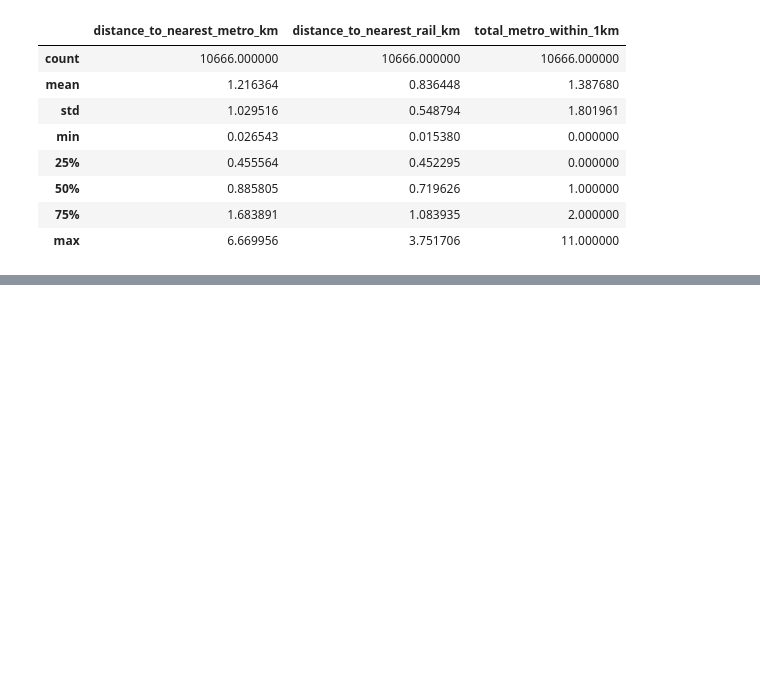
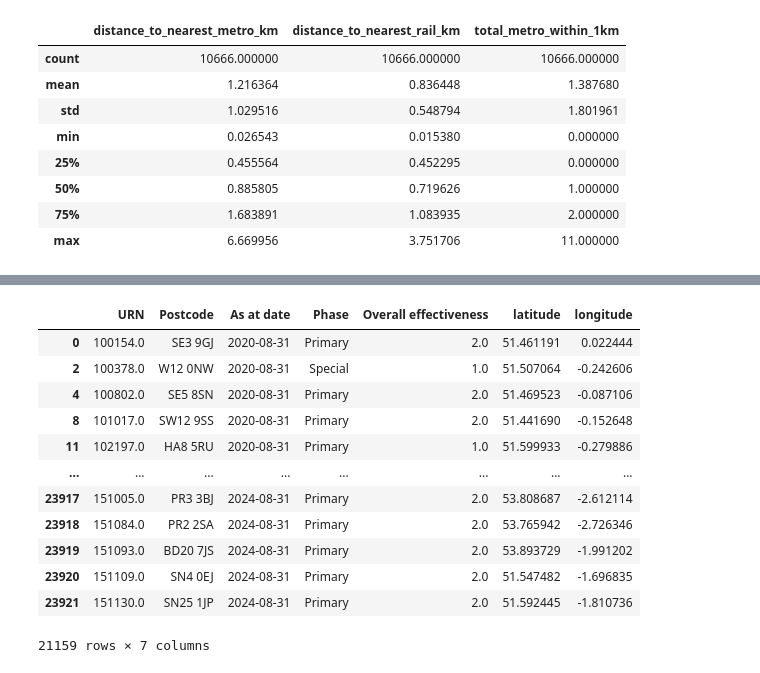
Before and after one commit to jonathanskuy/london-property-price-prediction, a Jupyter notebook: notebooks/feature_engineering.ipynb, the cells around one changed output, grey strips where cells are left out. Saved outputs shown, nothing was run; the diff lists cells and outputs as text; code cells hidden in the pictures; blank space fills up the shorter version.

```diff
--- a/notebooks/feature_engineering.ipynb
+++ b/notebooks/feature_engineering.ipynb
@@ -231,0 +250,18 @@ df_property[['distance_to_nearest_metro_km', 'distance_to_nearest_rail_km', 'tot
+# %%
+df_good_schools = df_schools[df_schools['Overall effectiveness'].isin([1, 2])]
+
+df_good_schools
+# %% [output]
+|  | URN | Postcode | As at date | Phase | Overall effectiveness | latitude | longitude |
+| 0 | 100154.0 | SE3 9GJ | 2020-08-31 | Primary | 2.0 | 51.461191 | 0.022444 |
+| 2 | 100378.0 | W12 0NW | 2020-08-31 | Special | 1.0 | 51.507064 | -0.242606 |
+| 4 | 100802.0 | SE5 8SN | 2020-08-31 | Primary | 2.0 | 51.469523 | -0.087106 |
+| 8 | 101017.0 | SW12 9SS | 2020-08-31 | Primary | 2.0 | 51.441690 | -0.152648 |
+| 11 | 102197.0 | HA8 5RU | 2020-08-31 | Primary | 1.0 | 51.599933 | -0.279886 |
+| ... | ... | ... | ... | ... | ... | ... | ... |
+| 23917 | 151005.0 | PR3 3BJ | 2024-08-31 | Primary | 2.0 | 53.808687 | -2.612114 |
+| 23918 | 151084.0 | PR2 2SA | 2024-08-31 | Primary | 2.0 | 53.765942 | -2.726346 |
+| 23919 | 151093.0 | BD20 7JS | 2024-08-31 | Primary | 2.0 | 53.893729 | -1.991202 |
+| 23920 | 151109.0 | SN4 0EJ | 2024-08-31 | Primary | 2.0 | 51.547482 | -1.696835 |
+| 23921 | 151130.0 | SN25 1JP | 2024-08-31 | Primary | 2.0 | 51.592445 | -1.810736 |
+21159 rows × 7 columns
```
Also changed, not shown: parts of 7 cells of this notebook.
